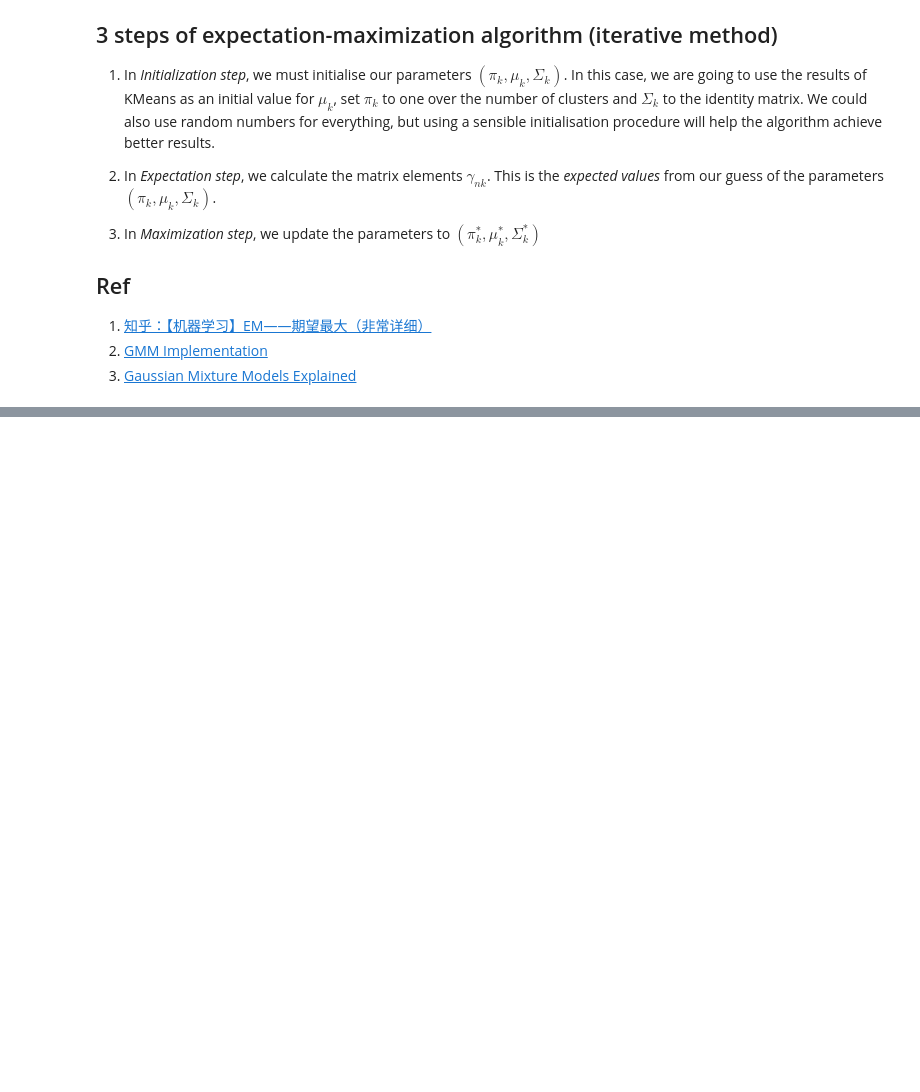
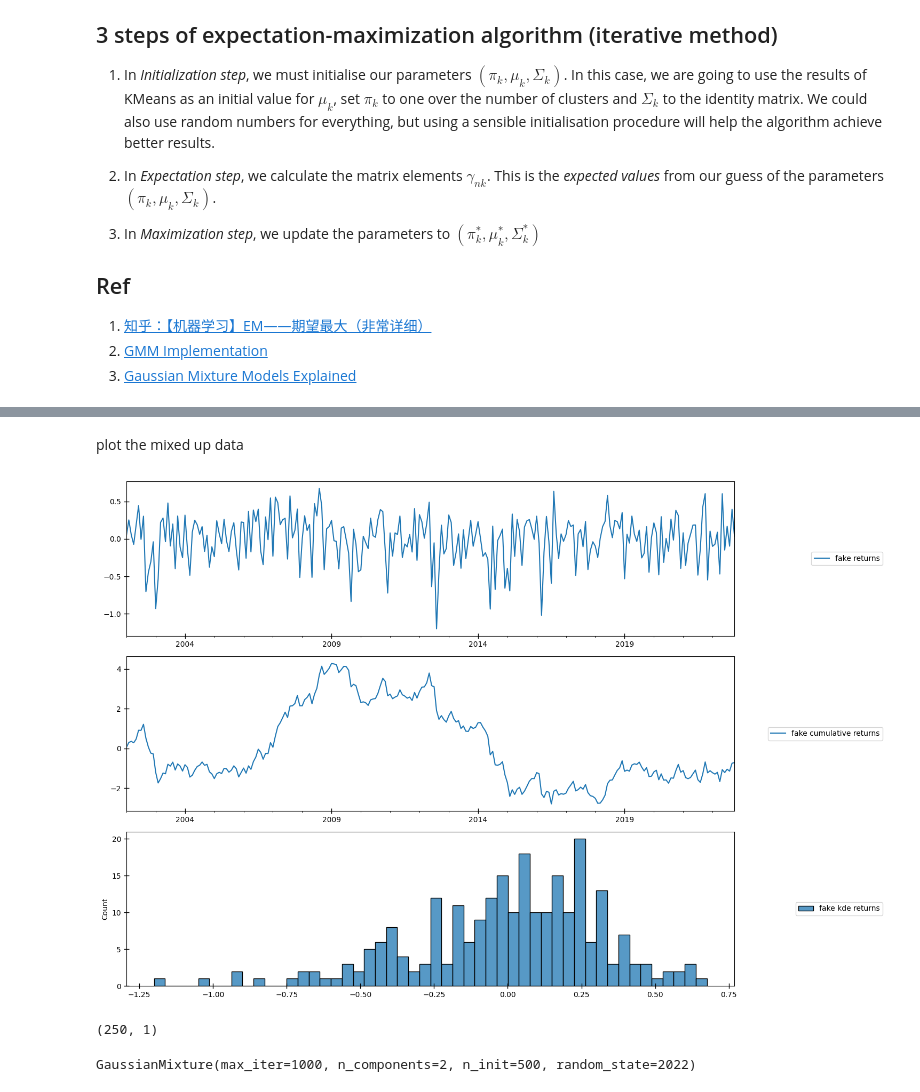
Before and after one commit to josephchenhk/quant_interviews, a Jupyter notebook: machine_learning/gaussian_mixture_expectation_maximization.ipynb, the cells around one changed output, grey strips where cells are left out. Saved outputs shown, nothing was run; the diff lists cells and outputs as text; code cells hidden in the pictures; blank space fills up the shorter version.

```diff
--- a/machine_learning/gaussian_mixture_expectation_maximization.ipynb
+++ b/machine_learning/gaussian_mixture_expectation_maximization.ipynb
@@ -41,0 +96,7 @@ sk
+# %%
+true_mus    = {'stable': 0.15, 'risky': -0.25}
+true_sigmas = {'stable': 0.20, 'risky': 0.35}
+true_probs  = {'stable': 0.65, 'risky': 0.35}
+
+actuals, mixed_data = create_fake_data(true_mus, true_sigmas, true_probs, n=250)
+actuals
@@ -41,0 +131,15 @@ sk
+# %% [markdown]
+plot the mixed up data
+# %%
+fig, axs = plt.subplots(nrows=3, figsize=(15, 10))
+
+mixed_data.plot(ax=axs[0], label="fake returns")
+mixed_data.cumsum().plot(ax=axs[1], label="fake cumulative returns")
+sns.histplot(mixed_data, ax=axs[2], kde_kws=dict(cut=0), bins=50, label="fake kde returns")
+for ax in axs:
+    ax.yaxis.set_major_locator(mpl.ticker.MaxNLocator(5))
+    ax.tick_params("both", direction="inout", length=7, width=1, which="major")
+    ax.legend(loc="center right", bbox_to_anchor=(1.25, 0.5))
+plt.tight_layout()
+# %% [output]
+[figure, added]
@@ -41,0 +153,9 @@ sk
+# %%
+X = mixed_data.values.reshape(-1, 1)
+X.shape
+# %% [output]
+(250, 1)
+# %%
+gmm.fit(X)
+# %% [output]
+GaussianMixture(max_iter=1000, n_components=2, n_init=500, random_state=2022)
```
Also changed, not shown: parts of 15 cells of this notebook.
